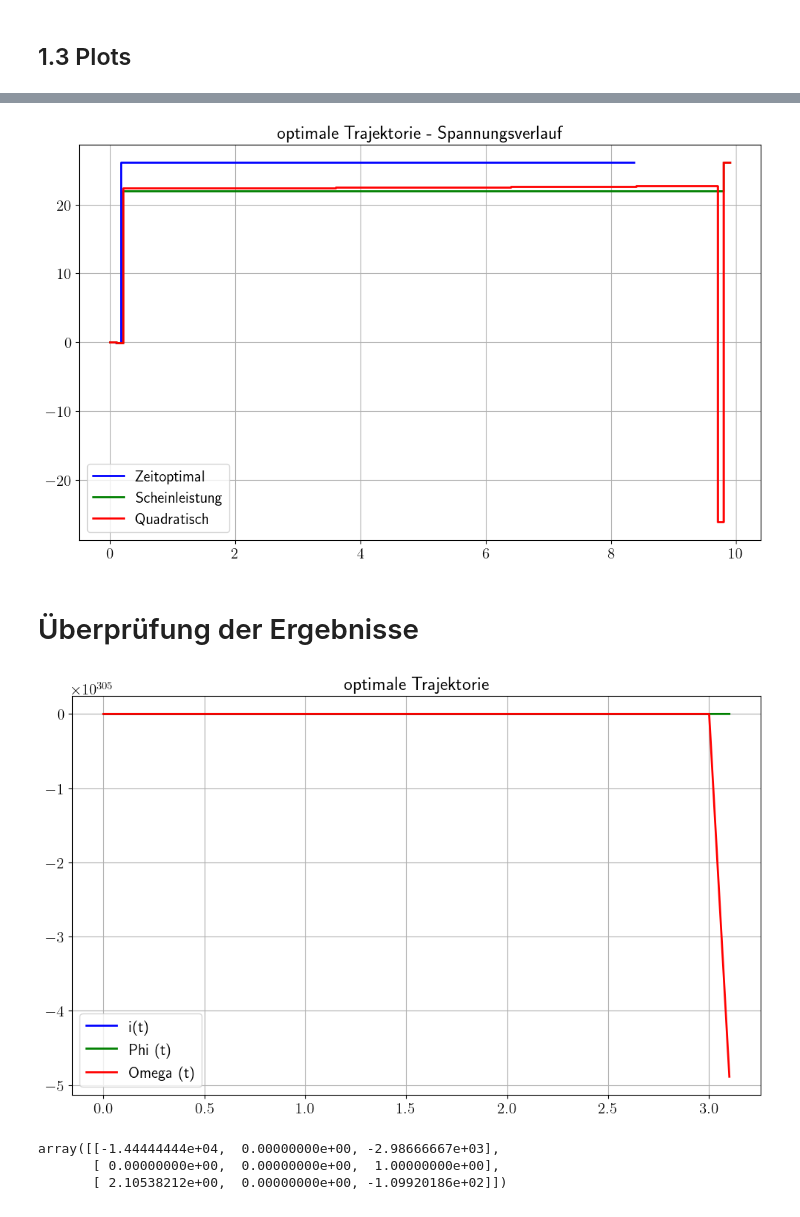
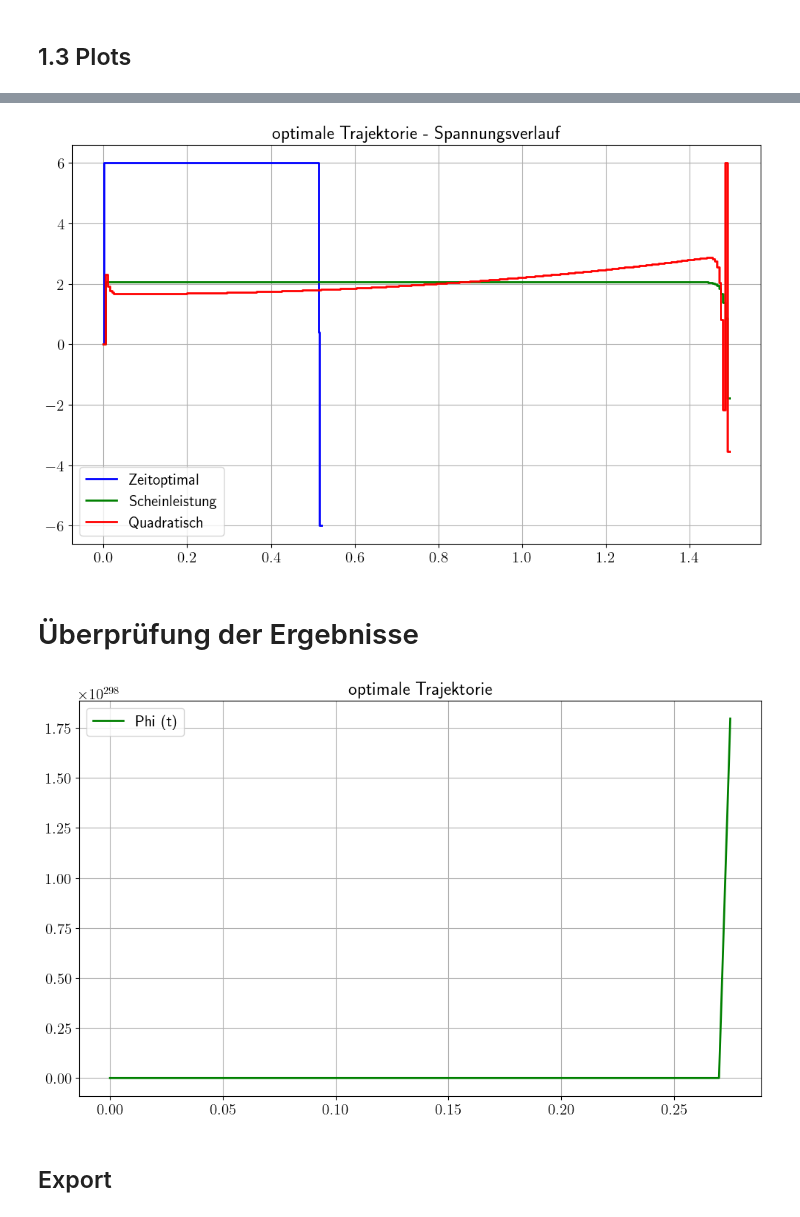
Before and after one commit to StefanKauf/OClab, a Jupyter notebook: 1_einfaches_Modell.ipynb, the cells around one changed output, grey strips where cells are left out. Drawn from its saved outputs; the diff is of its cells as text; code cells hidden in the pictures.

```diff
--- a/1_einfaches_Modell.ipynb
+++ b/1_einfaches_Modell.ipynb
@@ -28,8 +28,8 @@ u.B.v. \quad  \dot{x} = f(x,u,t), \quad  x(t_{0}) = x_{0} \\
 $
 # %%
 # Gerneral
-N = 100                       # Stützstellen
-Tend = 10                     # Zeithorizont [s]
+N = 300                       # Stützstellen
+Tend = 1.5                      # Zeithorizont [s]
 t = np.linspace(0,Tend,N+1)   # Gleichverteilung der Stützstellen --> alternative mit Variablen dt
 dt = Tend/N
 nx = 3
@@ -41,8 +41,8 @@ x0 = [0,0,0]
 xN = [0,np.pi/2,0]
 u0 = [0]
 
-umax =  230
-umin = -230
+umax =  6
+umin = -6
 
 xmax = [10, np.inf, np.inf]
 xmin = [-10, -np.inf, -np.inf]
@@ -373,7 +374,7 @@ plt.title('optimale Trajektorie - Spannungsverlauf ')
 
 plt.show()
 # %% [output]
-[figure, old version]
+[figure, new version]
 # %% [markdown]
 # Überprüfung der Ergebnisse
 # %%
@@ -392,20 +393,14 @@ x0_ = np.hstack([x0,[0,0,0]])
 xhist = close_loop(x0_,N+1,nx,U2,dt)
 # %%
 plt.figure(figsize=(12,7))
-plt.plot(t,xhist[0,:], 'b', linewidth ='2', label = 'i(t)')
 plt.plot(t,xhist[1,:], 'g', linewidth ='2', label = 'Phi (t)')
-plt.plot(t,xhist[2,:], 'r', linewidth ='2', label = 'Omega (t)')
-
+#plt.plot(t,xhist[2,:], 'r', linewidth ='2', label = 'Omega (t)')
 plt.grid()
 plt.legend(loc = 'best')
 plt.title('optimale Trajektorie')
 
 plt.show()
 # %% [output]
-[figure, old version]
+[figure, new version]
-# %%
-libs.A_simple
-# %% [output]
-array([[-1.44444444e+04,  0.00000000e+00, -2.98666667e+03],
-       [ 0.00000000e+00,  0.00000000e+00,  1.00000000e+00],
-       [ 2.10538212e+00,  0.00000000e+00, -1.09920186e+02]])
+# %% [markdown]
+## Export
```
Also changed, not shown: parts of 8 cells of this notebook, 6 other files.
